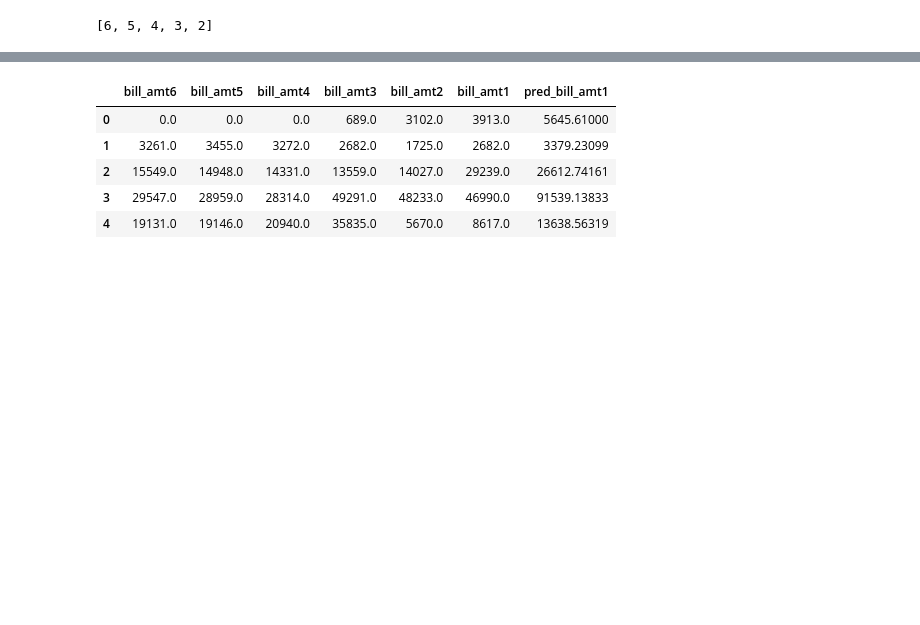
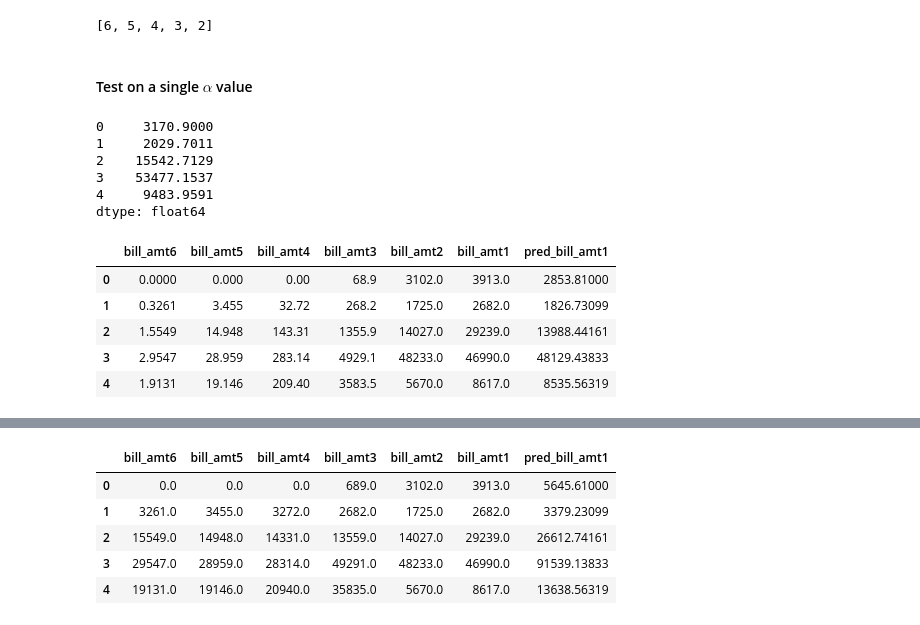
Before and after one commit to thomasXwang/UCI-Credit-card-defaults, a Jupyter notebook: UCI with functions_draft.ipynb, the cells around one changed output, grey strips where cells are left out. Saved outputs shown, nothing was run; the diff lists cells and outputs as text; code cells hidden in the pictures; blank space fills up the shorter version.

```diff
--- a/UCI with functions_draft.ipynb
+++ b/UCI with functions_draft.ipynb
@@ -368,5 +368,7 @@ bill_amts_df.head()
 print([i for i in range(6,1,-1)])
 # %% [output]
 [6, 5, 4, 3, 2]
+# %% [markdown]
+#### Test on a single $\alpha$ value
 # %%
 alpha = 0.9
@@ -379,0 +379,9 @@ bill_amts_df.loc[:,'pred_bill_amt1'] = pondered_bill_amts_df.loc[:,'pred_bill_am
+# %%
+pondered_bill_amts_df.drop('bill_amt1', axis=1).sum(axis=1).head()
+# %% [output]
+0     3170.9000
+1     2029.7011
+2    15542.7129
+3    53477.1537
+4     9483.9591
+dtype: float64
@@ -379,0 +390,9 @@ bill_amts_df.loc[:,'pred_bill_amt1'] = pondered_bill_amts_df.loc[:,'pred_bill_am
+# %%
+pondered_bill_amts_df.head()
+# %% [output]
+|  | bill_amt6 | bill_amt5 | bill_amt4 | bill_amt3 | bill_amt2 | bill_amt1 | pred_bill_amt1 |
+| 0 | 0.0000 | 0.000 | 0.00 | 68.9 | 3102.0 | 3913.0 | 2853.81000 |
+| 1 | 0.3261 | 3.455 | 32.72 | 268.2 | 1725.0 | 2682.0 | 1826.73099 |
+| 2 | 1.5549 | 14.948 | 143.31 | 1355.9 | 14027.0 | 29239.0 | 13988.44161 |
+| 3 | 2.9547 | 28.959 | 283.14 | 4929.1 | 48233.0 | 46990.0 | 48129.43833 |
+| 4 | 1.9131 | 19.146 | 209.40 | 3583.5 | 5670.0 | 8617.0 | 8535.56319 |
```
Also changed, not shown: parts of 14 cells of this notebook, 2 other files.
